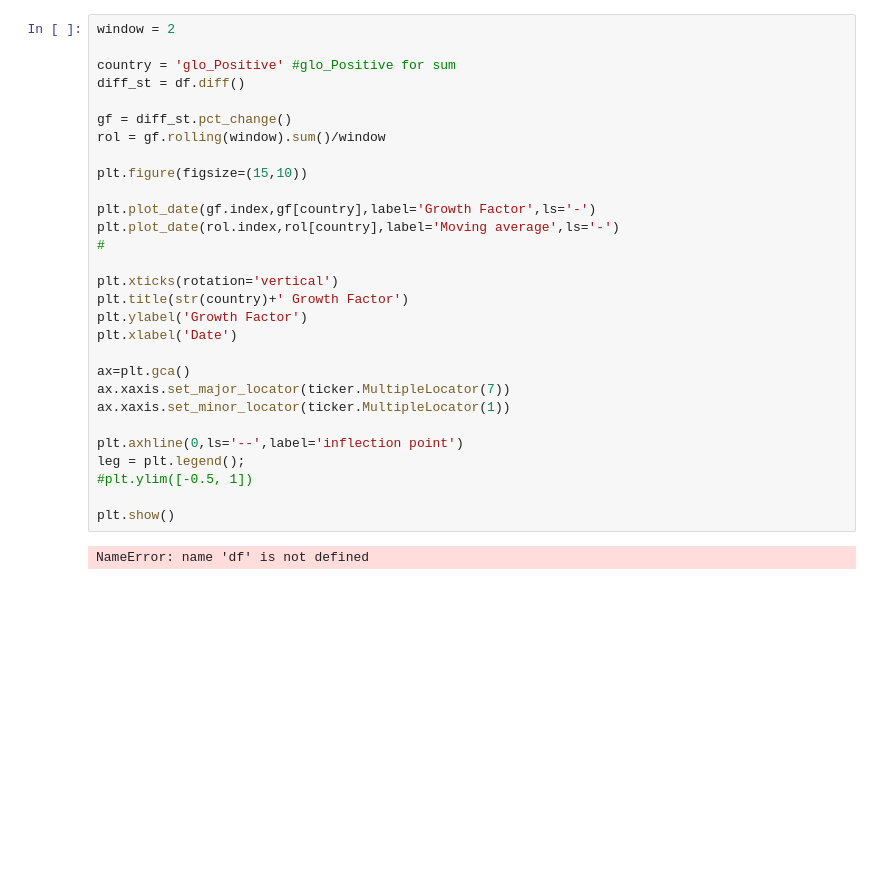
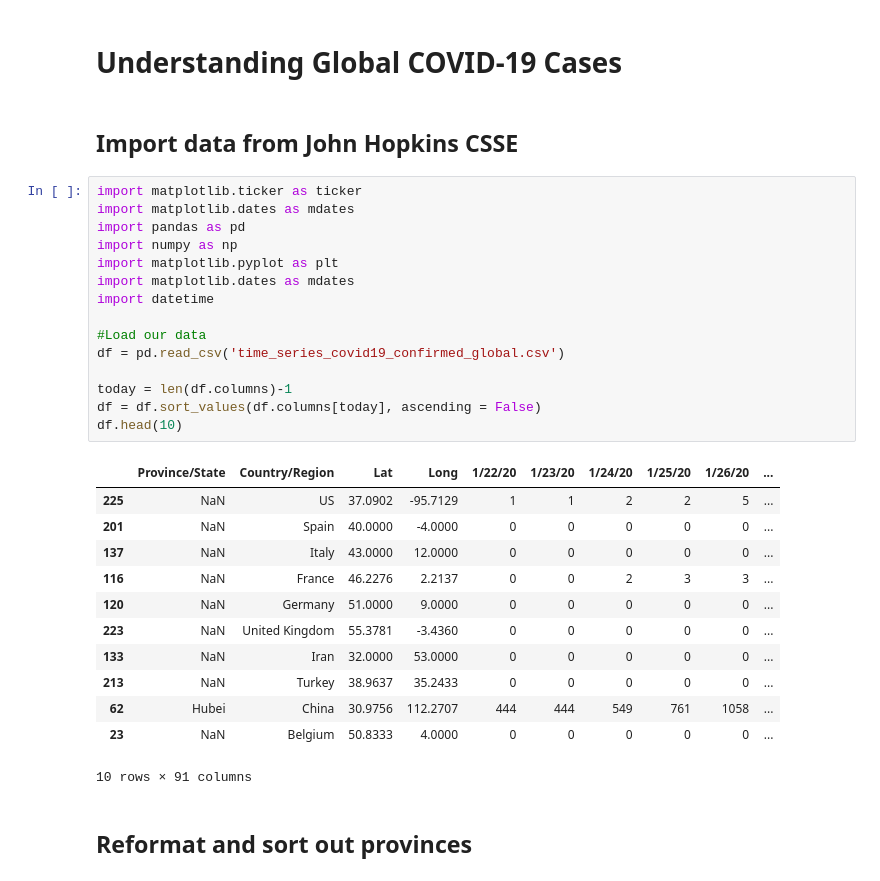
Before and after one commit to ericoliverio/covid-analysis, a Jupyter notebook: COVID Global Data.ipynb, the cells around one changed output. Cells and saved outputs as stored; diff of their text form; blank space fills up the shorter version.

Commit message:
Cleaned up
split into COVID_China

```diff
--- a/COVID Global Data.ipynb
+++ b/COVID Global Data.ipynb
@@ -342,31 +1,34 @@ leg = plt.legend();
-# %%
-window = 2
-
-country = 'glo_Positive' #glo_Positive for sum
-diff_st = df.diff()
-
-gf = diff_st.pct_change()
-rol = gf.rolling(window).sum()/window
-
-plt.figure(figsize=(15,10))
-
-plt.plot_date(gf.index,gf[country],label='Growth Factor',ls='-')
-plt.plot_date(rol.index,rol[country],label='Moving average',ls='-')
-#
-
-plt.xticks(rotation='vertical')
-plt.title(str(country)+' Growth Factor')
-plt.ylabel('Growth Factor')
-plt.xlabel('Date')
-
-ax=plt.gca()
-ax.xaxis.set_major_locator(ticker.MultipleLocator(7))
-ax.xaxis.set_minor_locator(ticker.MultipleLocator(1))
-
-plt.axhline(0,ls='--',label='inflection point')
-leg = plt.legend();
-#plt.ylim([-0.5, 1])
-
-plt.show()
-# %% [output]
-NameError: name 'df' is not defined
+# %% [markdown]
+# Understanding Global COVID-19 Cases
+# %% [markdown]
+## Import data from John Hopkins CSSE
+# %%
+import matplotlib.ticker as ticker
+import matplotlib.dates as mdates
+import pandas as pd
+import numpy as np
+import matplotlib.pyplot as plt
+import matplotlib.dates as mdates
+import datetime
+
+#Load our data
+df = pd.read_csv('time_series_covid19_confirmed_global.csv')
+
+today = len(df.columns)-1
+df = df.sort_values(df.columns[today], ascending = False)
+df.head(10)
+# %% [output]
+|  | Province/State | Country/Region | Lat | Long | 1/22/20 | 1/23/20 | 1/24/20 | 1/25/20 | 1/26/20 | ... |
+| 225 | NaN | US | 37.0902 | -95.7129 | 1 | 1 | 2 | 2 | 5 | ... |
+| 201 | NaN | Spain | 40.0000 | -4.0000 | 0 | 0 | 0 | 0 | 0 | ... |
+| 137 | NaN | Italy | 43.0000 | 12.0000 | 0 | 0 | 0 | 0 | 0 | ... |
+| 116 | NaN | France | 46.2276 | 2.2137 | 0 | 0 | 2 | 3 | 3 | ... |
+| 120 | NaN | Germany | 51.0000 | 9.0000 | 0 | 0 | 0 | 0 | 0 | ... |
+| 223 | NaN | United Kingdom | 55.3781 | -3.4360 | 0 | 0 | 0 | 0 | 0 | ... |
+| 133 | NaN | Iran | 32.0000 | 53.0000 | 0 | 0 | 0 | 0 | 0 | ... |
+| 213 | NaN | Turkey | 38.9637 | 35.2433 | 0 | 0 | 0 | 0 | 0 | ... |
+| 62 | Hubei | China | 30.9756 | 112.2707 | 444 | 444 | 549 | 761 | 1058 | ... |
+| 23 | NaN | Belgium | 50.8333 | 4.0000 | 0 | 0 | 0 | 0 | 0 | ... |
+10 rows × 91 columns
+# %% [markdown]
+## Reformat and sort out provinces
```
Also changed, not shown: parts of 42 cells of this notebook.
